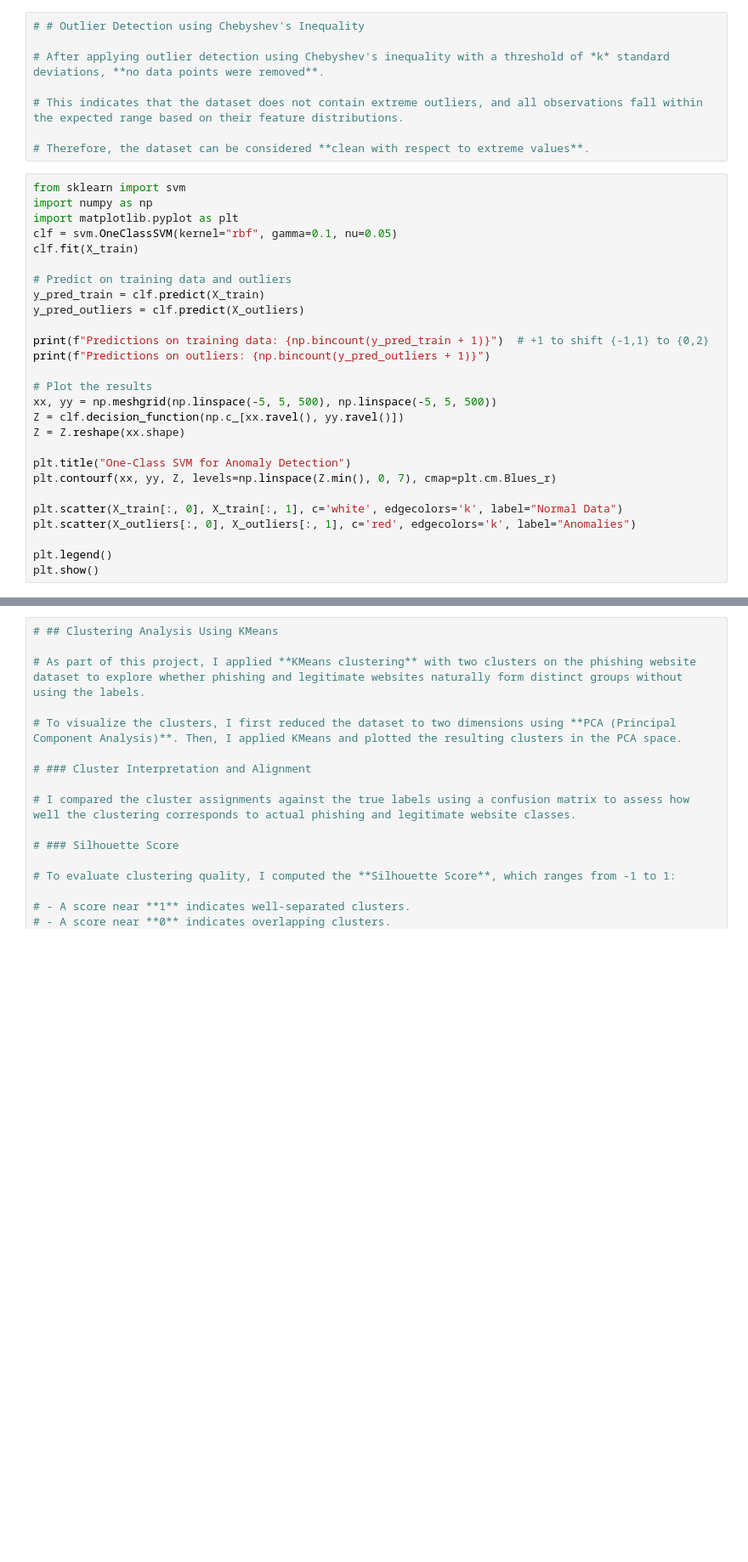
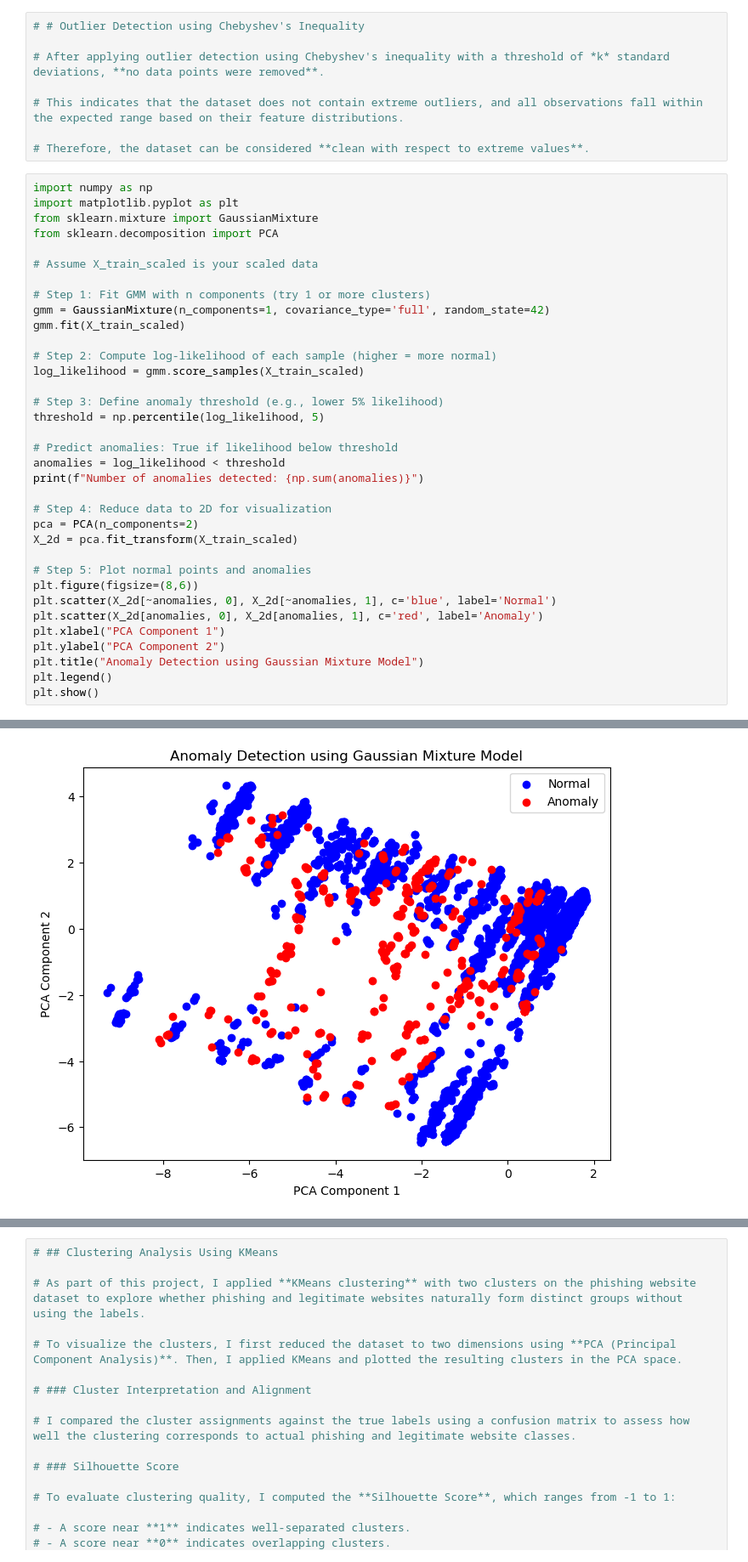
Before and after one commit to abedassi2001/CyberSecurity-PipeLine, a Jupyter notebook: PipeLineCode.ipynb, the cells around one changed output, grey strips where cells are left out. Shown at 85% size. Saved outputs shown, nothing was run; the diff lists cells and outputs as text; blank space fills up the shorter version.

```diff
--- a/PipeLineCode.ipynb
+++ b/PipeLineCode.ipynb
@@ -323,30 +323,38 @@ dtype: int64
 
 # Therefore, the dataset can be considered **clean with respect to extreme values**.
 # %%
-from sklearn import svm
 import numpy as np
 import matplotlib.pyplot as plt
-clf = svm.OneClassSVM(kernel="rbf", gamma=0.1, nu=0.05)
-clf.fit(X_train)
+from sklearn.mixture import GaussianMixture
+from sklearn.decomposition import PCA
 
-# Predict on training data and outliers
-y_pred_train = clf.predict(X_train)
-y_pred_outliers = clf.predict(X_outliers)
+# Assume X_train_scaled is your scaled data
 
-print(f"Predictions on training data: {np.bincount(y_pred_train + 1)}")  # +1 to shift {-1,1} to {0,2}
-print(f"Predictions on outliers: {np.bincount(y_pred_outliers + 1)}")
+# Step 1: Fit GMM with n components (try 1 or more clusters)
+gmm = GaussianMixture(n_components=1, covariance_type='full', random_state=42)
+gmm.fit(X_train_scaled)
 
-# Plot the results
-xx, yy = np.meshgrid(np.linspace(-5, 5, 500), np.linspace(-5, 5, 500))
-Z = clf.decision_function(np.c_[xx.ravel(), yy.ravel()])
-Z = Z.reshape(xx.shape)
+# Step 2: Compute log-likelihood of each sample (higher = more normal)
+log_likelihood = gmm.score_samples(X_train_scaled)
 
-plt.title("One-Class SVM for Anomaly Detection")
-plt.contourf(xx, yy, Z, levels=np.linspace(Z.min(), 0, 7), cmap=plt.cm.Blues_r)
+# Step 3: Define anomaly threshold (e.g., lower 5% likelihood)
+threshold = np.percentile(log_likelihood, 5)
 
-plt.scatter(X_train[:, 0], X_train[:, 1], c='white', edgecolors='k', label="Normal Data")
-plt.scatter(X_outliers[:, 0], X_outliers[:, 1], c='red', edgecolors='k', label="Anomalies")
+# Predict anomalies: True if likelihood below threshold
+anomalies = log_likelihood < threshold
+print(f"Number of anomalies detected: {np.sum(anomalies)}")
 
+# Step 4: Reduce data to 2D for visualization
+pca = PCA(n_components=2)
+X_2d = pca.fit_transform(X_train_scaled)
+
+# Step 5: Plot normal points and anomalies
+plt.figure(figsize=(8,6))
+plt.scatter(X_2d[~anomalies, 0], X_2d[~anomalies, 1], c='blue', label='Normal')
+plt.scatter(X_2d[anomalies, 0], X_2d[anomalies, 1], c='red', label='Anomaly')
+plt.xlabel("PCA Component 1")
+plt.ylabel("PCA Component 2")
+plt.title("Anomaly Detection using Gaussian Mixture Model")
 plt.legend()
 plt.show()
 # %% [output]
@@ -353,0 +362 @@ NameError: name 'X_outliers' is not defined
+[figure, added]
```
Also changed, not shown: parts of 21 cells of this notebook.
